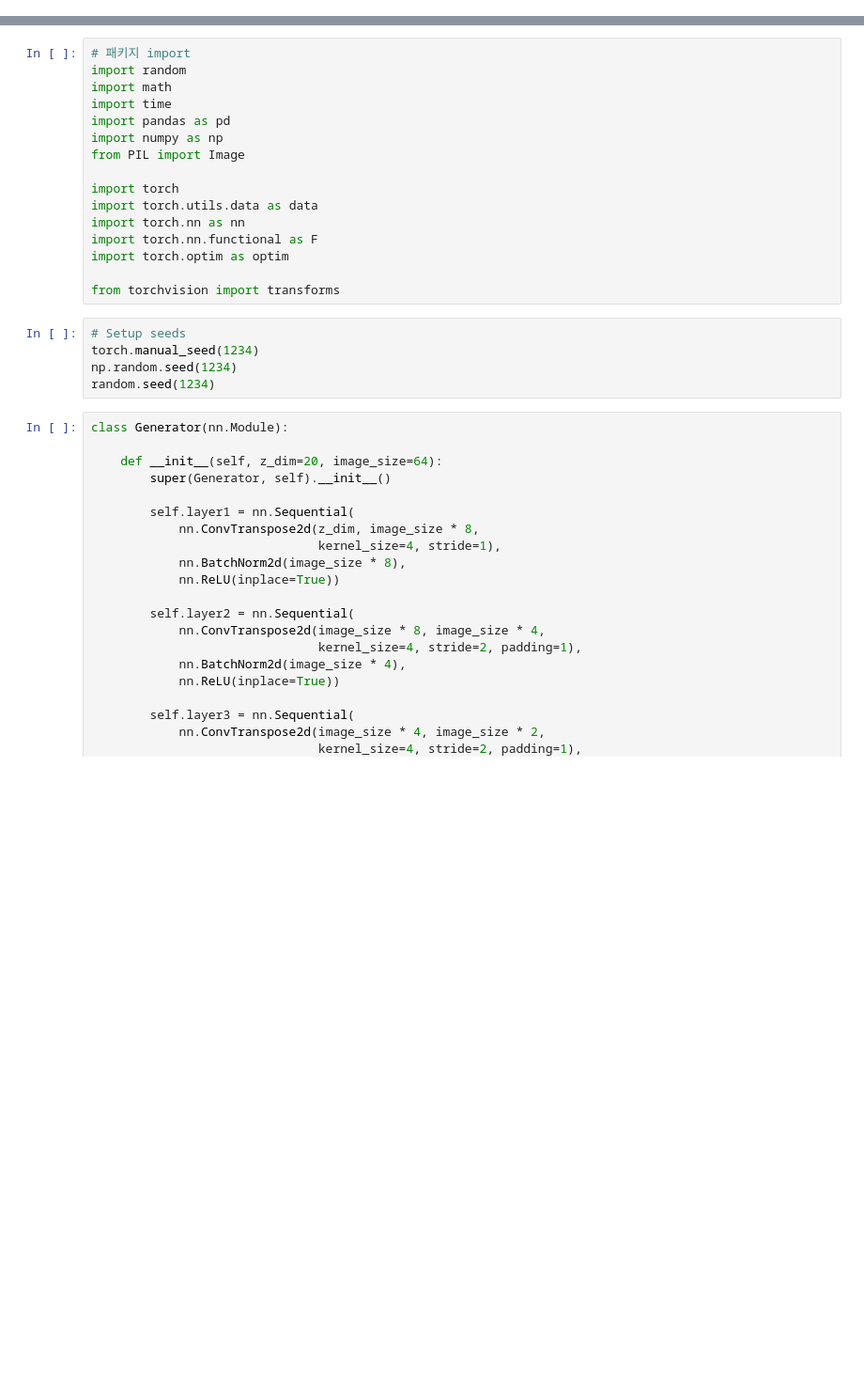
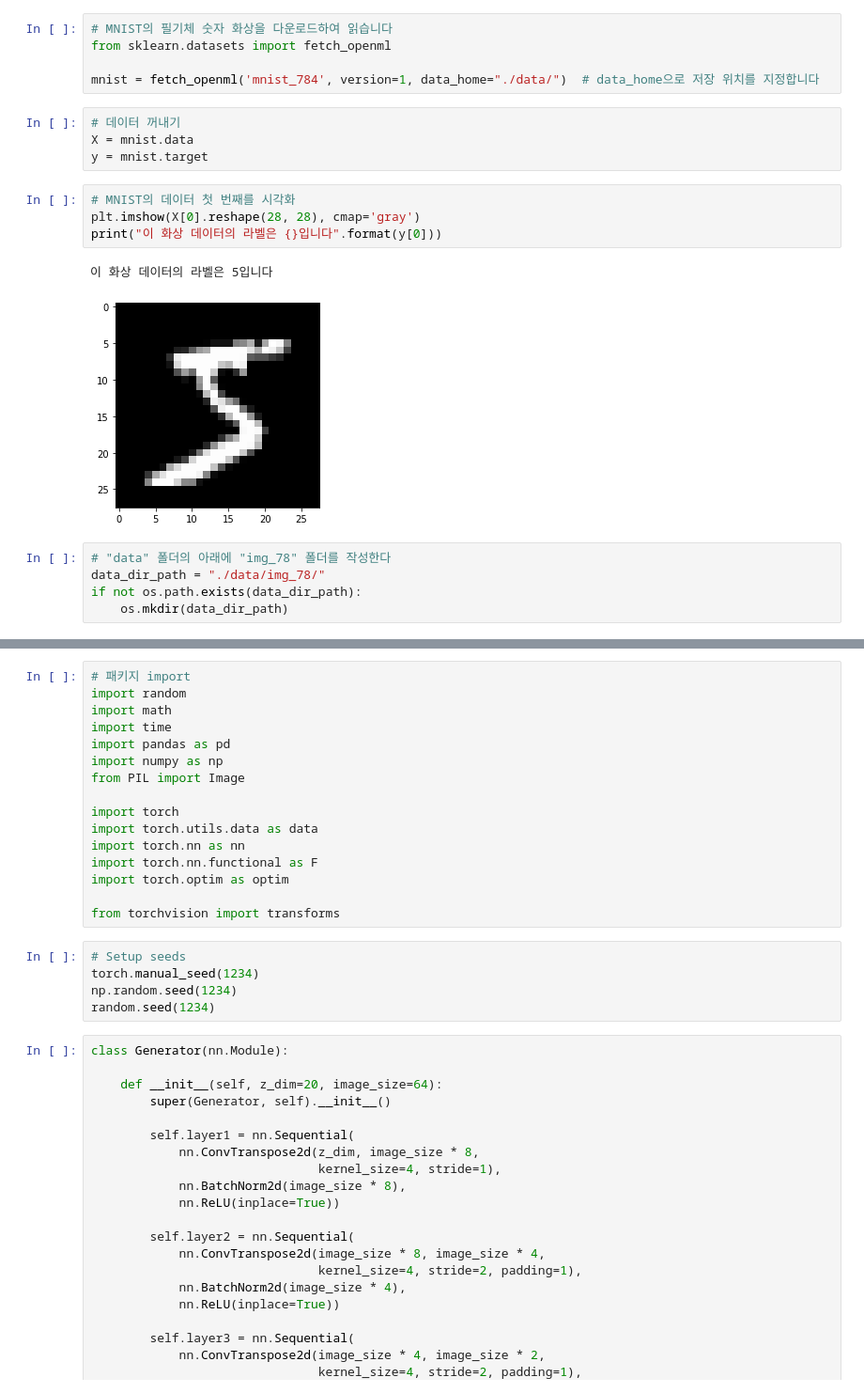
Before and after one commit to KodaHye/PyTorch, a Jupyter notebook: Chapter6. GAN을 활용한 이상 이미지 탐지(AnoGAN, Efficient GAN)/Untitled.ipynb, the cells around one changed output, grey strips where cells are left out. Shown at 94% size. Drawn from its saved outputs; the diff is of its cells as text; blank space fills up the shorter version.

```diff
--- a/Chapter6. GAN을 활용한 이상 이미지 탐지(AnoGAN, Efficient GAN)/Untitled.ipynb
+++ b/Chapter6. GAN을 활용한 이상 이미지 탐지(AnoGAN, Efficient GAN)/Untitled.ipynb
@@ -0,0 +24,21 @@
+# %%
+# MNIST의 필기체 숫자 화상을 다운로드하여 읽습니다
+from sklearn.datasets import fetch_openml
+
+mnist = fetch_openml('mnist_784', version=1, data_home="./data/")  # data_home으로 저장 위치를 지정합니다
+# %%
+# 데이터 꺼내기
+X = mnist.data
+y = mnist.target
+# %%
+# MNIST의 데이터 첫 번째를 시각화
+plt.imshow(X[0].reshape(28, 28), cmap='gray')
+print("이 화상 데이터의 라벨은 {}입니다".format(y[0]))
+# %% [output]
+이 화상 데이터의 라벨은 5입니다
+[figure, added]
+# %%
+# "data" 폴더의 아래에 "img_78" 폴더를 작성한다
+data_dir_path = "./data/img_78/"
+if not os.path.exists(data_dir_path):
+    os.mkdir(data_dir_path)
```
Also changed, not shown: parts of 17 cells of this notebook, 1 other file.
